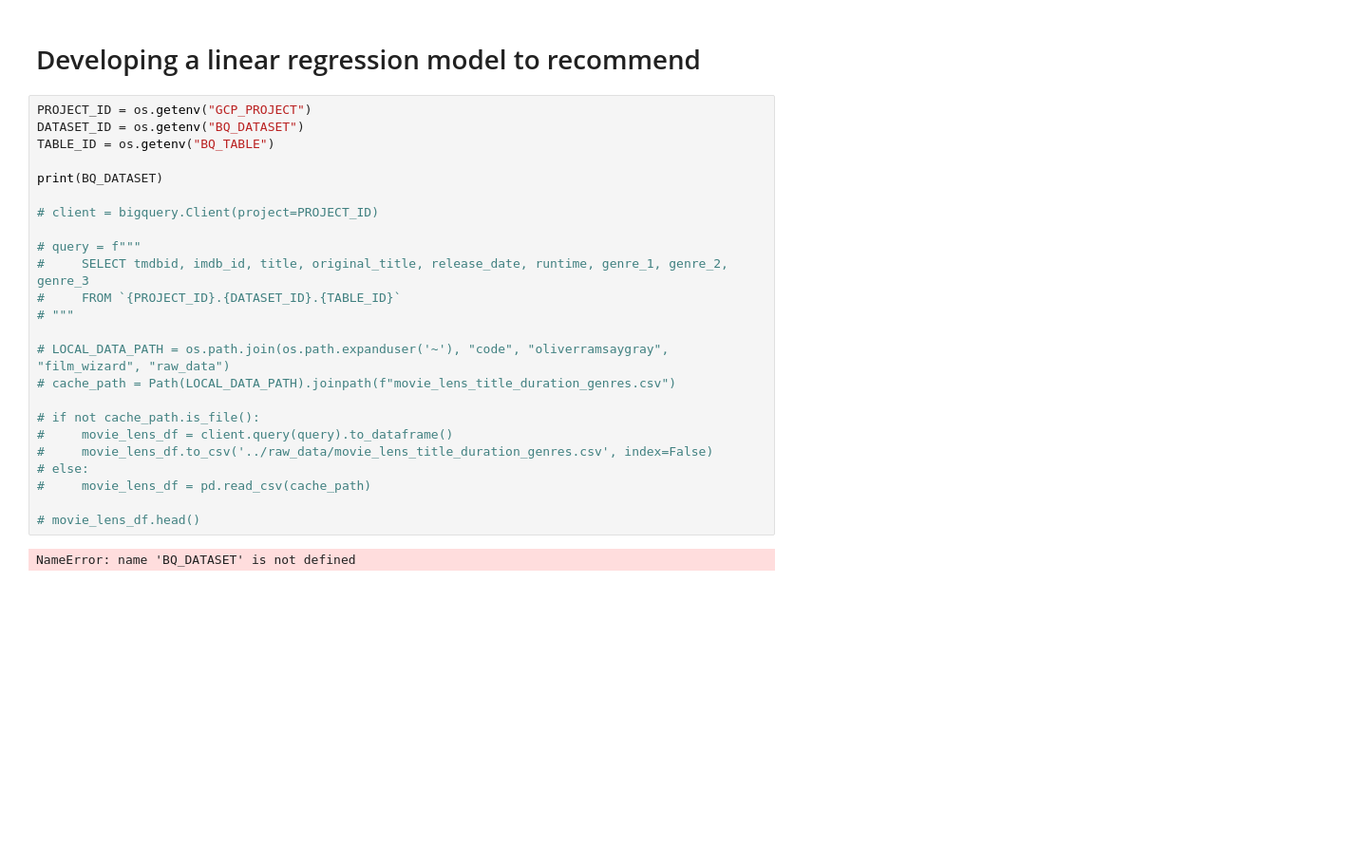
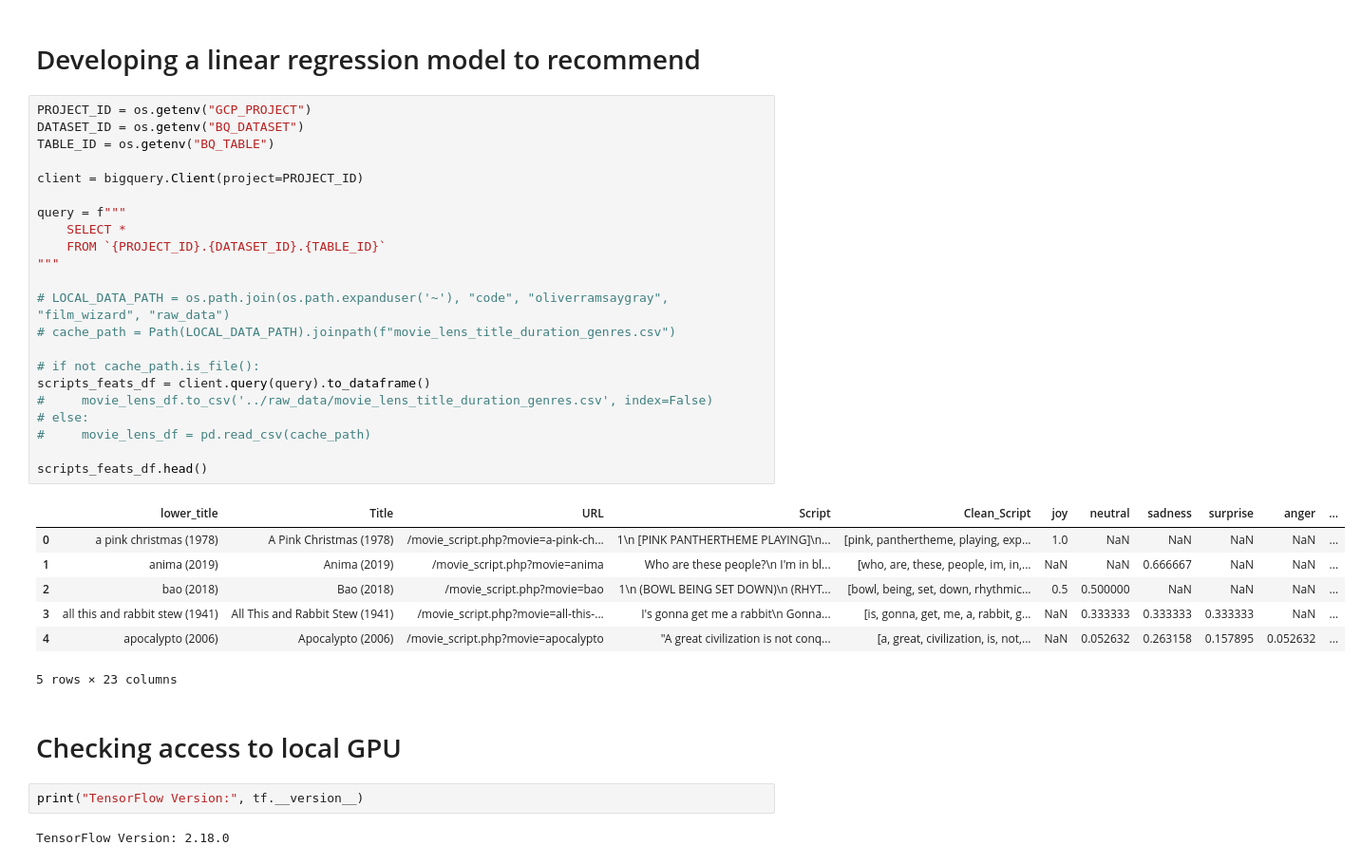
Before and after one commit to oliverramsaygray/film_wizard, a Jupyter notebook: notebooks/josh_scripts_NLP_dev.ipynb, the cells around one changed output. Shown at 95% size. Saved outputs shown, nothing was run; the diff lists cells and outputs as text; blank space fills up the shorter version.

Commit message:
Updated reqs, setup GPU for training models on movie features in NLP dev notebook. Tried to speed up SVD with GPU.

```diff
--- a/notebooks/josh_scripts_NLP_dev.ipynb
+++ b/notebooks/josh_scripts_NLP_dev.ipynb
@@ -490,26 +482,36 @@ with open("../raw_data/movie_lens_scripts_titles.csv",'w',newline='') as csvfile
 # %%
 PROJECT_ID = os.getenv("GCP_PROJECT")
 DATASET_ID = os.getenv("BQ_DATASET")
 TABLE_ID = os.getenv("BQ_TABLE")
 
-print(BQ_DATASET)
+client = bigquery.Client(project=PROJECT_ID)
 
-# client = bigquery.Client(project=PROJECT_ID)
-
-# query = f"""
-#     SELECT tmdbid, imdb_id, title, original_title, release_date, runtime, genre_1, genre_2, genre_3
-#     FROM `{PROJECT_ID}.{DATASET_ID}.{TABLE_ID}`
-# """
+query = f"""
+    SELECT *
+    FROM `{PROJECT_ID}.{DATASET_ID}.{TABLE_ID}`
+"""
 
 # LOCAL_DATA_PATH = os.path.join(os.path.expanduser('~'), "code", "oliverramsaygray", "film_wizard", "raw_data")
 # cache_path = Path(LOCAL_DATA_PATH).joinpath(f"movie_lens_title_duration_genres.csv")
 
 # if not cache_path.is_file():
-#     movie_lens_df = client.query(query).to_dataframe()
+scripts_feats_df = client.query(query).to_dataframe()
 #     movie_lens_df.to_csv('../raw_data/movie_lens_title_duration_genres.csv', index=False)
 # else:
 #     movie_lens_df = pd.read_csv(cache_path)
 
-# movie_lens_df.head()
+scripts_feats_df.head()
 # %% [output]
+|  | lower_title | Title | URL | Script | Clean_Script | joy | neutral | sadness | surprise | anger | ... |
+| 0 | a pink christmas (1978) | A Pink Christmas (1978) | /movie_script.php?movie=a-pink-ch... | 1\n [PINK PANTHERTHEME PLAYING]\n... | [pink, panthertheme, playing, exp... | 1.0 | NaN | NaN | NaN | NaN | ... |
+| 1 | anima (2019) | Anima (2019) | /movie_script.php?movie=anima | Who are these people?\n I'm in bl... | [who, are, these, people, im, in,... | NaN | NaN | 0.666667 | NaN | NaN | ... |
+| 2 | bao (2018) | Bao (2018) | /movie_script.php?movie=bao | 1\n (BOWL BEING SET DOWN)\n (RHYT... | [bowl, being, set, down, rhythmic... | 0.5 | 0.500000 | NaN | NaN | NaN | ... |
+| 3 | all this and rabbit stew (1941) | All This and Rabbit Stew (1941) | /movie_script.php?movie=all-this-... | I's gonna get me a rabbit\n Gonna... | [is, gonna, get, me, a, rabbit, g... | NaN | 0.333333 | 0.333333 | 0.333333 | NaN | ... |
+| 4 | apocalypto (2006) | Apocalypto (2006) | /movie_script.php?movie=apocalypto | "A great civilization is not conq... | [a, great, civilization, is, not,... | NaN | 0.052632 | 0.263158 | 0.157895 | 0.052632 | ... |
-NameError: name 'BQ_DATASET' is not defined
+5 rows × 23 columns
+# %% [markdown]
+# Checking access to local GPU
+# %%
+print("TensorFlow Version:", tf.__version__)
+# %% [output]
+TensorFlow Version: 2.18.0
```
Also changed, not shown: parts of 8 cells of this notebook, 3 other files.
